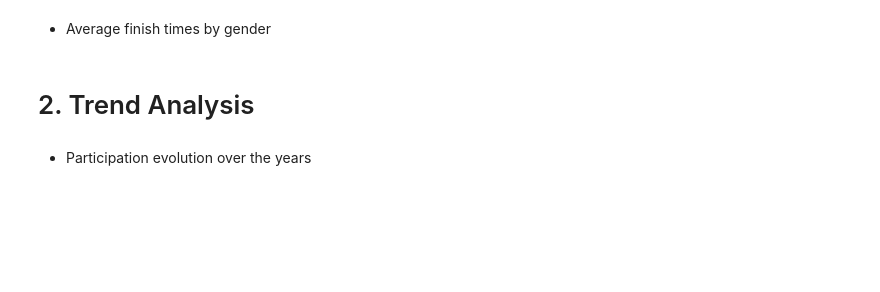
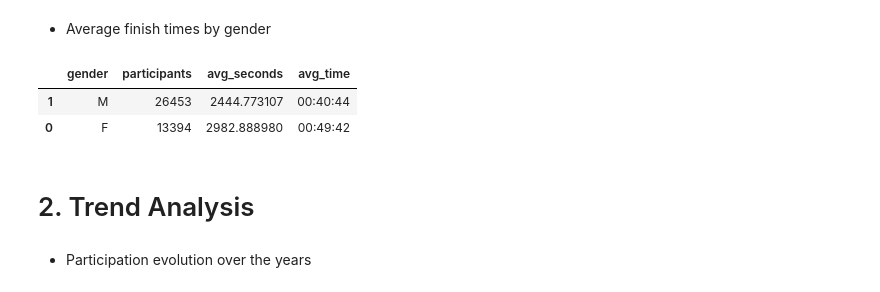
Before and after one commit to ivaanleeal/Task_3.3_Race_Analysis_Platform, a Jupyter notebook: analysis/Analysis.ipynb, the cells around one changed output. Drawn from its saved outputs; the diff is of its cells as text; code cells hidden in the pictures; blank space fills up the shorter version.

```diff
--- a/analysis/Analysis.ipynb
+++ b/analysis/Analysis.ipynb
@@ -5,5 +130,20 @@
 # %% [markdown]
 - Average finish times by gender
+# %%
+avg_by_gender = (
+    df_valid.groupby("gender")
+    .agg(participants=("time_seconds", "count"), avg_seconds=("time_seconds", "mean"))
+    .reset_index()
+    .sort_values("avg_seconds")
+)
+avg_by_gender["avg_time"] = avg_by_gender["avg_seconds"].apply(seconds_to_hms)
+
+
+avg_by_gender
+# %% [output]
+|  | gender | participants | avg_seconds | avg_time |
+| 1 | M | 26453 | 2444.773107 | 00:40:44 |
+| 0 | F | 13394 | 2982.888980 | 00:49:42 |
 # %% [markdown]
 # 2. Trend Analysis
 # %% [markdown]
```
Also changed, not shown: parts of 12 cells of this notebook, 1 other file.
